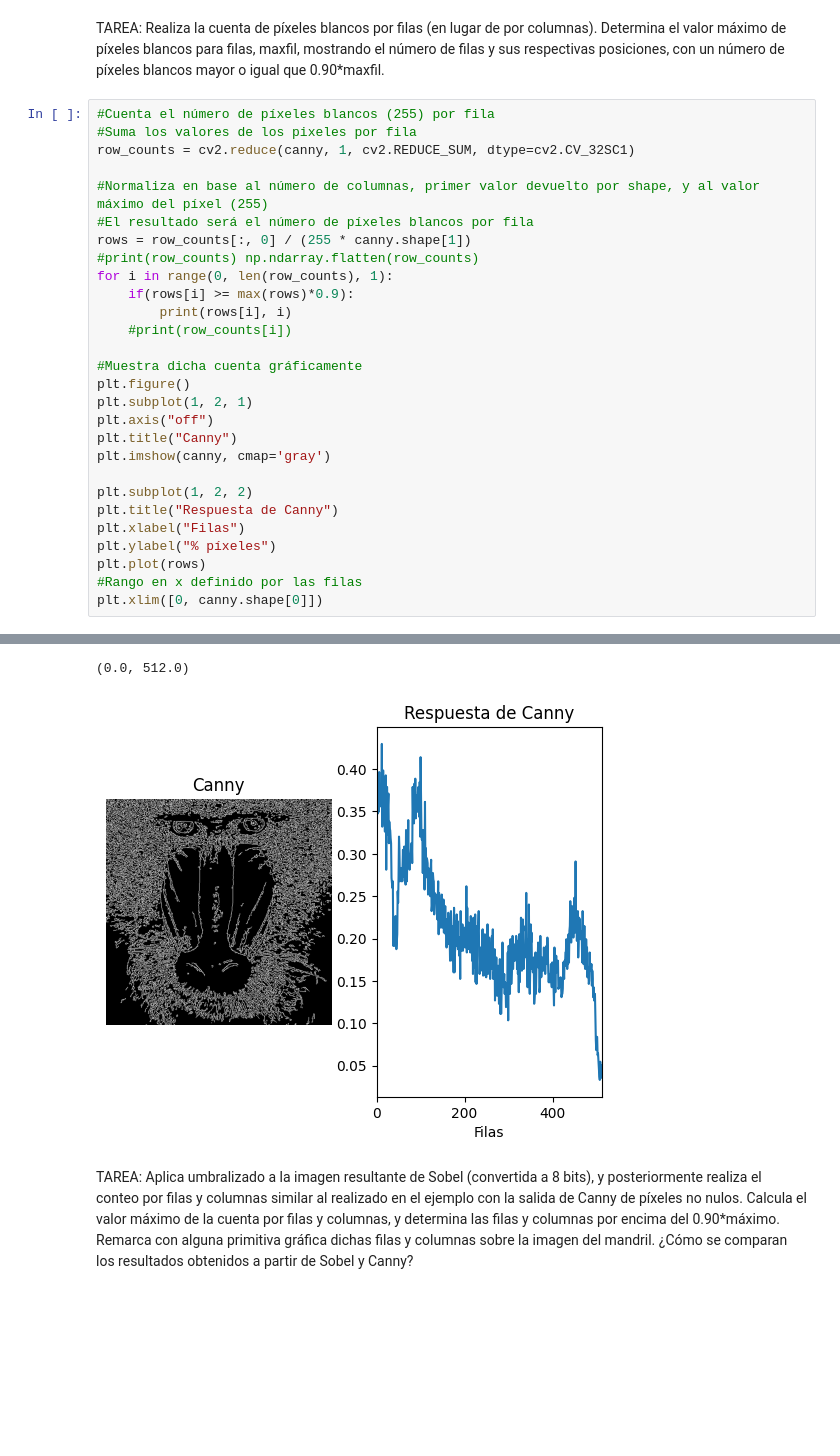
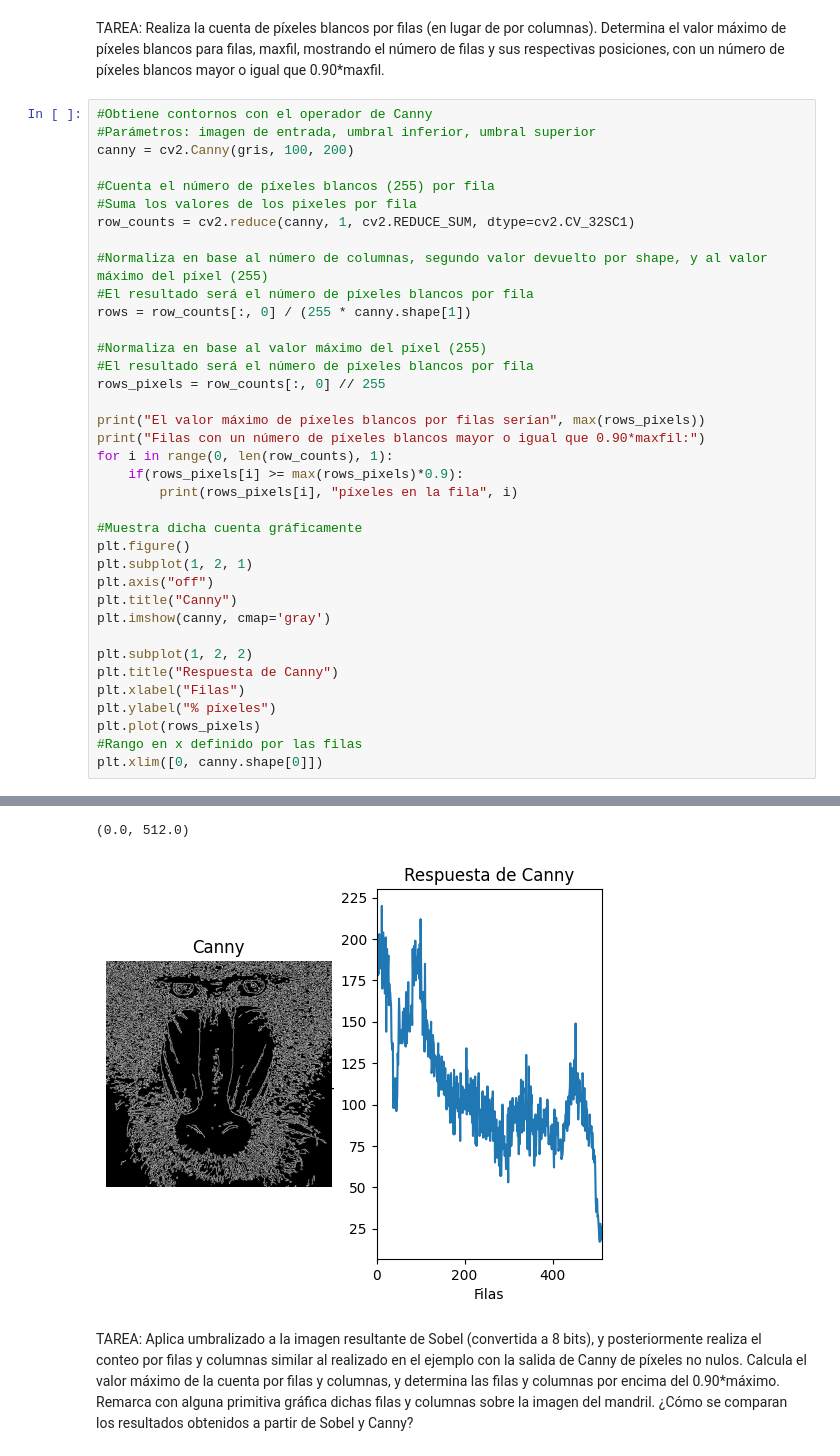
Before and after one commit to ByLucky5/VC_P2, a Jupyter notebook: VC_P2.ipynb, the cells around one changed output, grey strips where cells are left out. Cells and saved outputs as stored; diff of their text form; blank space fills up the shorter version.

```diff
--- a/VC_P2.ipynb
+++ b/VC_P2.ipynb
@@ -10,18 +13,27 @@ from PIL import Image, ImageDraw, ImageFont
 # %% [markdown]
 TAREA: Realiza la cuenta de píxeles blancos por filas (en lugar de por columnas). Determina el valor máximo de píxeles blancos para filas, maxfil, mostrando el número de filas y sus respectivas posiciones, con un número de píxeles blancos mayor o igual que 0.90*maxfil.
 # %%
+#Obtiene contornos con el operador de Canny
+#Parámetros: imagen de entrada, umbral inferior, umbral superior
+canny = cv2.Canny(gris, 100, 200)
+
 #Cuenta el número de píxeles blancos (255) por fila
 #Suma los valores de los pixeles por fila
 row_counts = cv2.reduce(canny, 1, cv2.REDUCE_SUM, dtype=cv2.CV_32SC1)
 
-#Normaliza en base al número de columnas, primer valor devuelto por shape, y al valor máximo del píxel (255)
+#Normaliza en base al número de columnas, segundo valor devuelto por shape, y al valor máximo del píxel (255)
 #El resultado será el número de píxeles blancos por fila
 rows = row_counts[:, 0] / (255 * canny.shape[1])
-#print(row_counts) np.ndarray.flatten(row_counts)
+
+#Normaliza en base al valor máximo del píxel (255)
+#El resultado será el número de píxeles blancos por fila
+rows_pixels = row_counts[:, 0] // 255
+
+print("El valor máximo de píxeles blancos por filas serían", max(rows_pixels))
+print("Filas con un número de píxeles blancos mayor o igual que 0.90*maxfil:")
 for i in range(0, len(row_counts), 1):
-    if(rows[i] >= max(rows)*0.9):
-        print(rows[i], i)
-    #print(row_counts[i])
+    if(rows_pixels[i] >= max(rows_pixels)*0.9):
+        print(rows_pixels[i], "píxeles en la fila", i)
 
 #Muestra dicha cuenta gráficamente
 plt.figure()
@@ -34,7 +46,7 @@ plt.subplot(1, 2, 2)
 plt.title("Respuesta de Canny")
 plt.xlabel("Filas")
 plt.ylabel("% píxeles")
-plt.plot(rows)
+plt.plot(rows_pixels)
 #Rango en x definido por las filas
 plt.xlim([0, canny.shape[0]])
 # %% [output]
@@ -48,5 +62,5 @@ plt.xlim([0, canny.shape[0]])
 (0.0, 512.0)
-[figure, old version]
+[figure, new version]
 # %% [markdown]
 TAREA: Aplica umbralizado a la imagen resultante de Sobel (convertida a 8 bits), y posteriormente realiza el conteo por filas y columnas similar al realizado en el ejemplo con la salida de Canny de píxeles no nulos. Calcula el valor máximo de la cuenta por filas y columnas, y determina las filas y columnas por encima del 0.90*máximo. Remarca con alguna primitiva gráfica dichas filas y columnas sobre la imagen del mandril. ¿Cómo se comparan los resultados obtenidos a partir de Sobel y Canny?
 # %%
```
Also changed, not shown: parts of 3 cells of this notebook.
